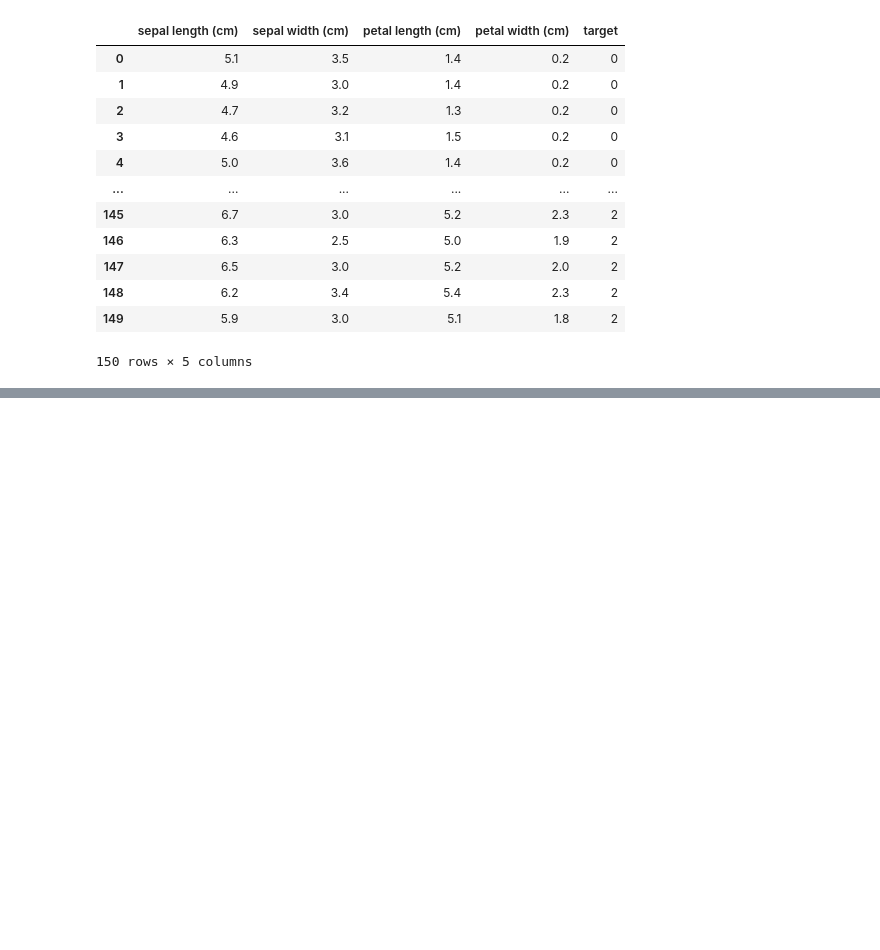
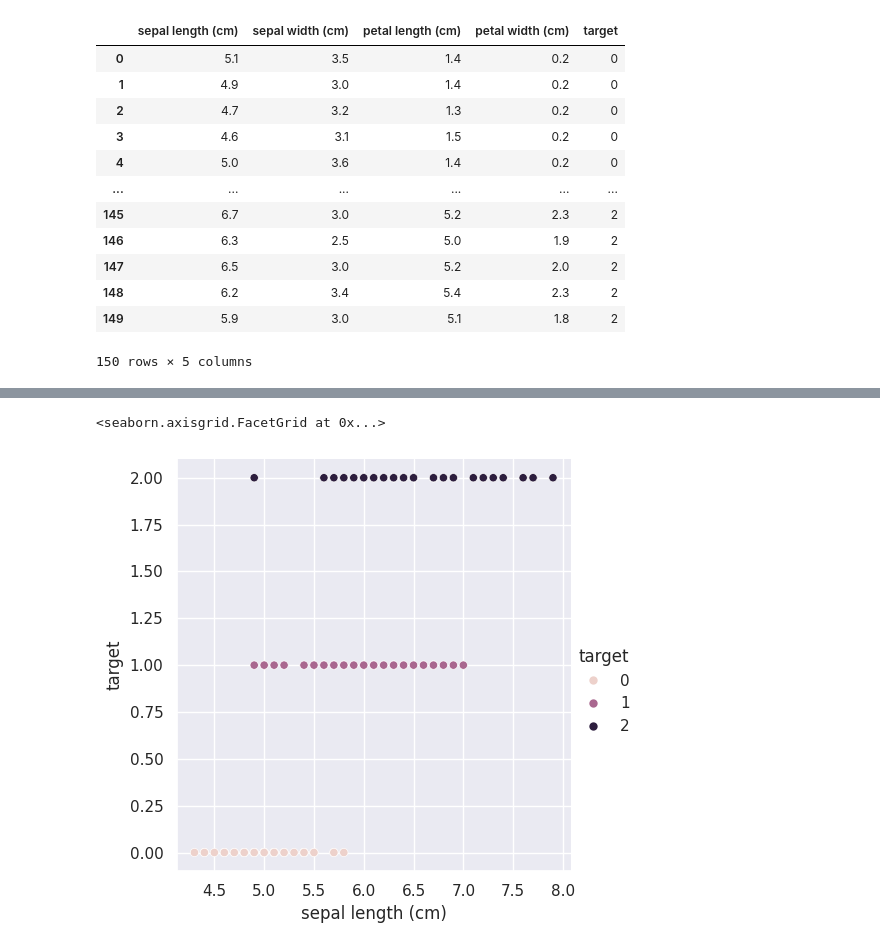
Before and after one commit to NaveenBasavaraj/machine_learning, a Jupyter notebook: the-classic-iris-inspection.ipynb, the cells around one changed output, grey strips where cells are left out. Cells and saved outputs as stored; diff of their text form; code cells hidden in the pictures; blank space fills up the shorter version.

Commit message:
relationship of data features with target

```diff
--- a/the-classic-iris-inspection.ipynb
+++ b/the-classic-iris-inspection.ipynb
@@ -224,0 +240,9 @@ df
+# %%
+col = "sepal length (cm)"
+sns.relplot(x=col, y="target", hue="target", data=df)
+# df[col].hist()
+# plt.suptitle(col)
+# plt.show()
+# %% [output]
+<seaborn.axisgrid.FacetGrid at 0x...>
+[figure, added]
```
Also changed, not shown: parts of 1 cell of this notebook.
